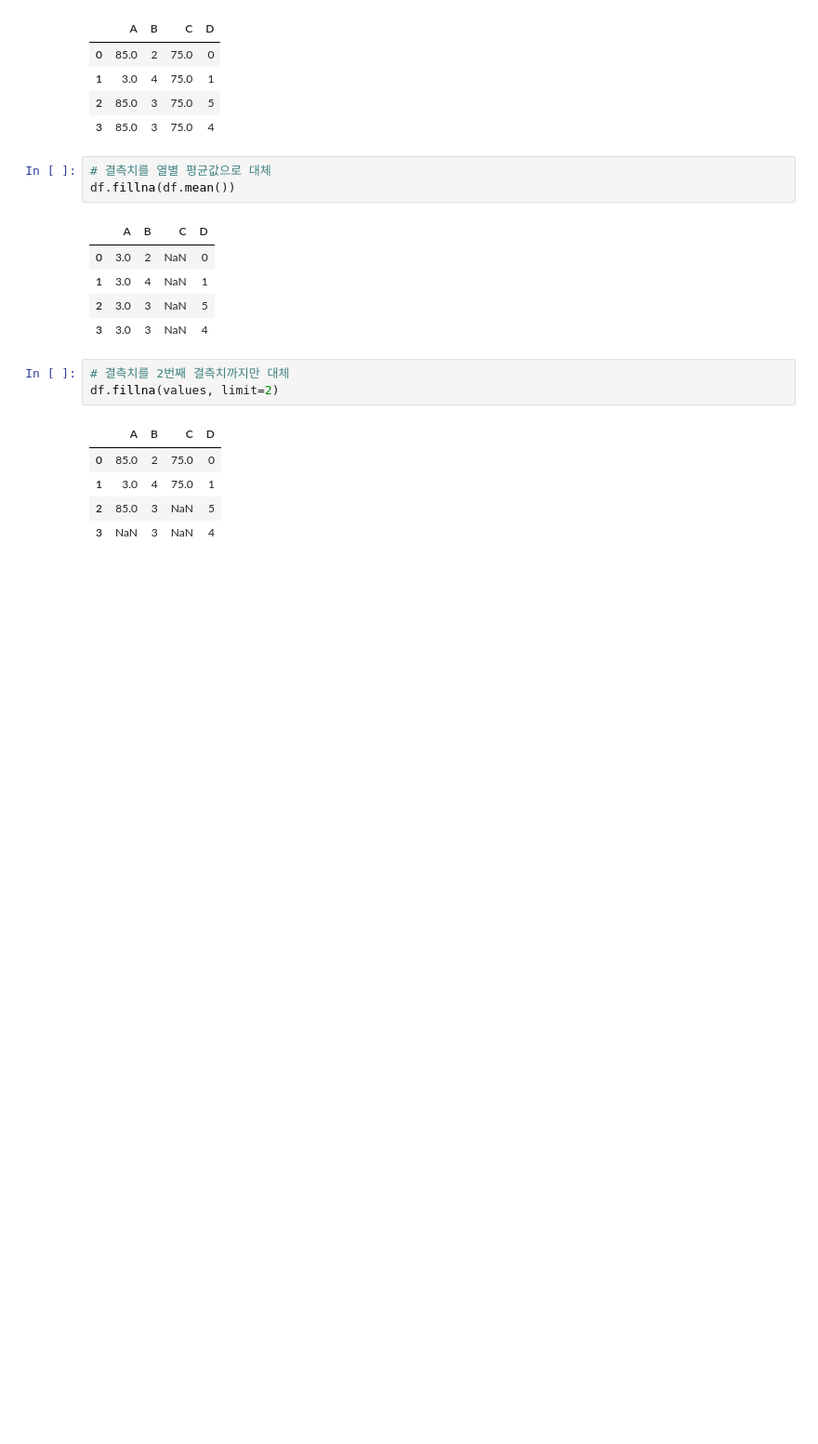
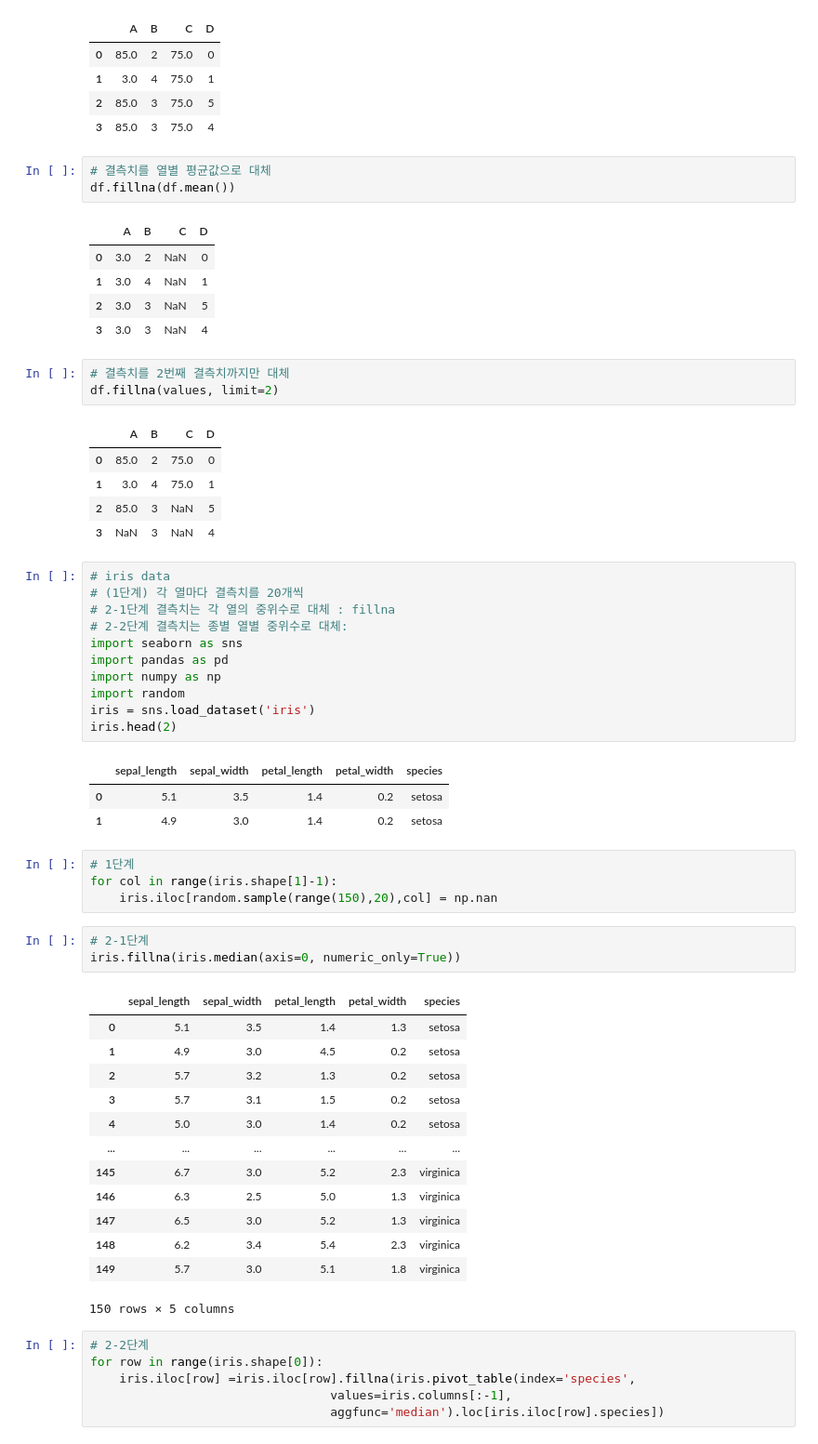
Before and after one commit to tangerineTaste/ai_x, a Jupyter notebook: source/01_python/ch11_데이터프레임과 시리즈 9절~11절.ipynb, the cells around one changed output. Shown at 93% size. Saved outputs shown, nothing was run; the diff lists cells and outputs as text; blank space fills up the shorter version.

```diff
--- a/source/01_python/ch11_데이터프레임과 시리즈 9절~11절.ipynb
+++ b/source/01_python/ch11_데이터프레임과 시리즈 9절~11절.ipynb
@@ -533,3 +533,45 @@ df.fillna(values, limit=2)
 | 1 | 3.0 | 4 | 75.0 | 1 |
 | 2 | 85.0 | 3 | NaN | 5 |
 | 3 | NaN | 3 | NaN | 4 |
+# %%
+# iris data
+# (1단계) 각 열마다 결측치를 20개씩
+# 2-1단계 결측치는 각 열의 중위수로 대체 : fillna
+# 2-2단계 결측치는 종별 열별 중위수로 대체:
+import seaborn as sns
+import pandas as pd
+import numpy as np
+import random
+iris = sns.load_dataset('iris')
+iris.head(2)
+# %% [output]
+|  | sepal_length | sepal_width | petal_length | petal_width | species |
+| 0 | 5.1 | 3.5 | 1.4 | 0.2 | setosa |
+| 1 | 4.9 | 3.0 | 1.4 | 0.2 | setosa |
+# %%
+# 1단계
+for col in range(iris.shape[1]-1):
+    iris.iloc[random.sample(range(150),20),col] = np.nan
+# %%
+# 2-1단계
+iris.fillna(iris.median(axis=0, numeric_only=True))
+# %% [output]
+|  | sepal_length | sepal_width | petal_length | petal_width | species |
+| 0 | 5.1 | 3.5 | 1.4 | 1.3 | setosa |
+| 1 | 4.9 | 3.0 | 4.5 | 0.2 | setosa |
+| 2 | 5.7 | 3.2 | 1.3 | 0.2 | setosa |
+| 3 | 5.7 | 3.1 | 1.5 | 0.2 | setosa |
+| 4 | 5.0 | 3.0 | 1.4 | 0.2 | setosa |
+| ... | ... | ... | ... | ... | ... |
+| 145 | 6.7 | 3.0 | 5.2 | 2.3 | virginica |
+| 146 | 6.3 | 2.5 | 5.0 | 1.3 | virginica |
+| 147 | 6.5 | 3.0 | 5.2 | 1.3 | virginica |
+| 148 | 6.2 | 3.4 | 5.4 | 2.3 | virginica |
+| 149 | 5.7 | 3.0 | 5.1 | 1.8 | virginica |
+150 rows × 5 columns
+# %%
+# 2-2단계
+for row in range(iris.shape[0]):
+    iris.iloc[row] =iris.iloc[row].fillna(iris.pivot_table(index='species',
+                                 values=iris.columns[:-1],
+                                 aggfunc='median').loc[iris.iloc[row].species])
```
Also changed, not shown: parts of 38 cells of this notebook, 3 other files.
